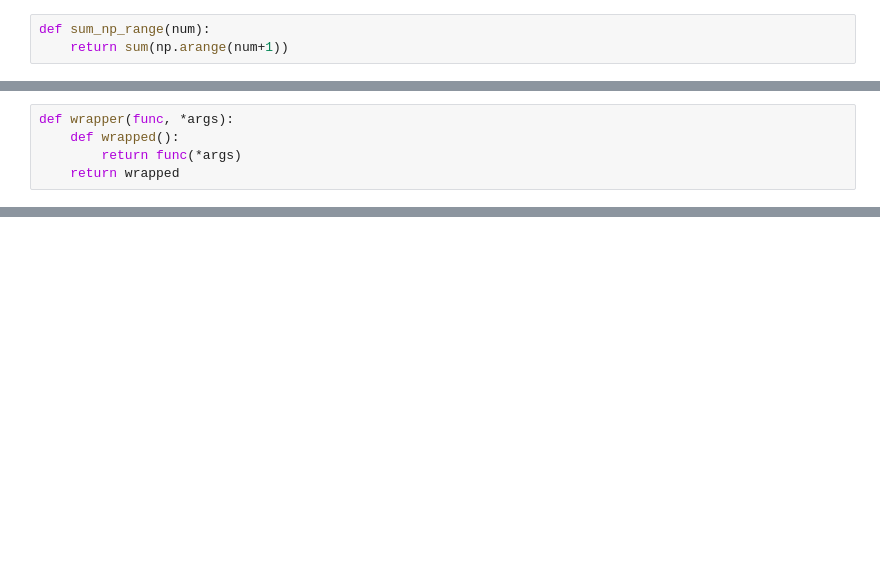
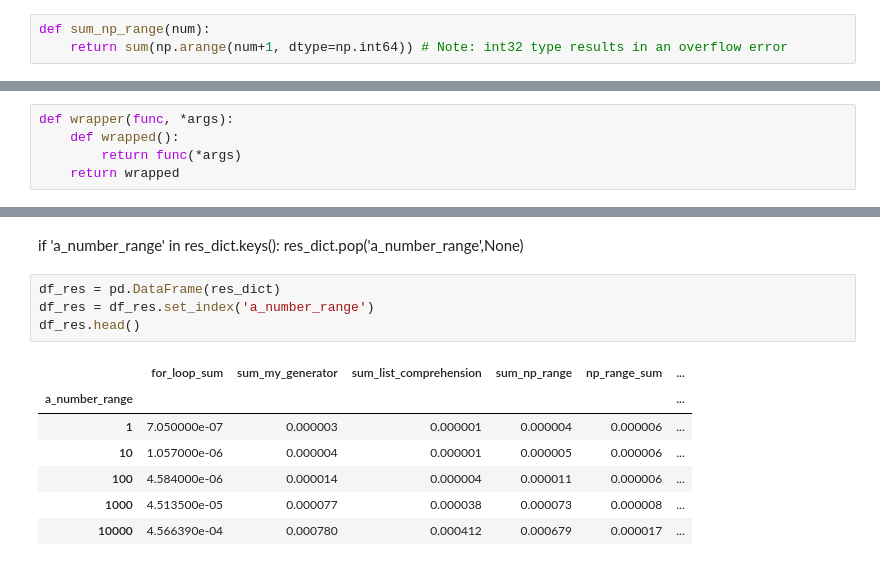
Before and after one commit to BarrySund/code_snippets, a Jupyter notebook: sum_range_comparison.ipynb, the cells around one changed output, grey strips where cells are left out. Cells and saved outputs as stored; diff of their text form; blank space fills up the shorter version.

```diff
--- a/sum_range_comparison.ipynb
+++ b/sum_range_comparison.ipynb
@@ -56,4 +72,4 @@ functions_dict["sum_list_comprehension"] = sum_list_comprehension
 ### Sum of a numpy range of numbers
 # %%
 def sum_np_range(num):
-    return sum(np.arange(num+1))
+    return sum(np.arange(num+1, dtype=np.int64)) # Note: int32 type results in an overflow error
@@ -129,0 +205,15 @@ pprint(res_dict)
+# %% [markdown]
+if 'a_number_range' in res_dict.keys():
+    res_dict.pop('a_number_range',None)
+# %%
+df_res = pd.DataFrame(res_dict)
+df_res = df_res.set_index('a_number_range')
+df_res.head()
+# %% [output]
+|  | for_loop_sum | sum_my_generator | sum_list_comprehension | sum_np_range | np_range_sum | ... |
+| a_number_range |  |  |  |  |  | ... |
+| 1 | 7.050000e-07 | 0.000003 | 0.000001 | 0.000004 | 0.000006 | ... |
+| 10 | 1.057000e-06 | 0.000004 | 0.000001 | 0.000005 | 0.000006 | ... |
+| 100 | 4.584000e-06 | 0.000014 | 0.000004 | 0.000011 | 0.000006 | ... |
+| 1000 | 4.513500e-05 | 0.000077 | 0.000038 | 0.000073 | 0.000008 | ... |
+| 10000 | 4.566390e-04 | 0.000780 | 0.000412 | 0.000679 | 0.000017 | ... |
```
Also changed, not shown: parts of 44 cells of this notebook, 1 other file.
